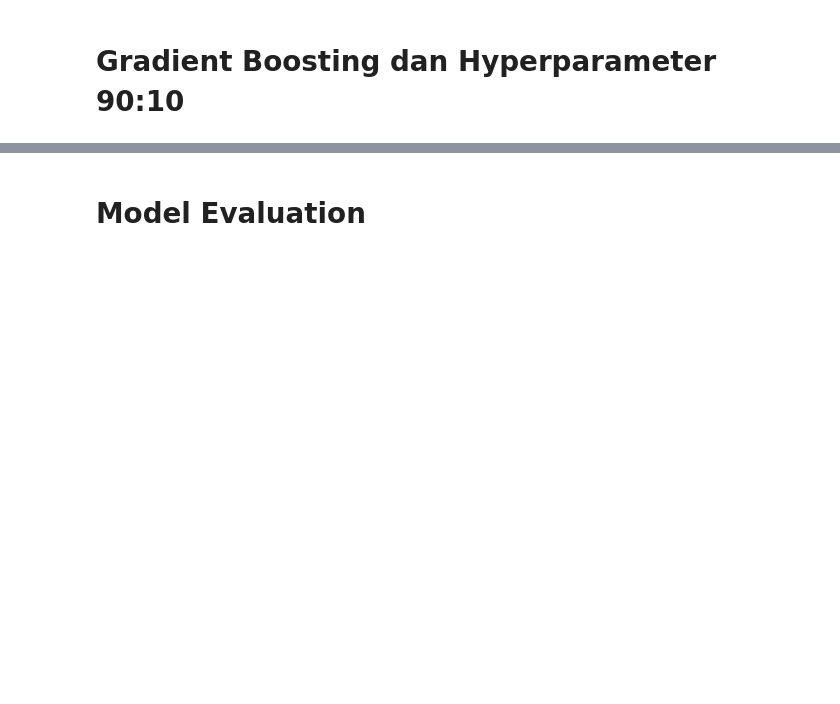
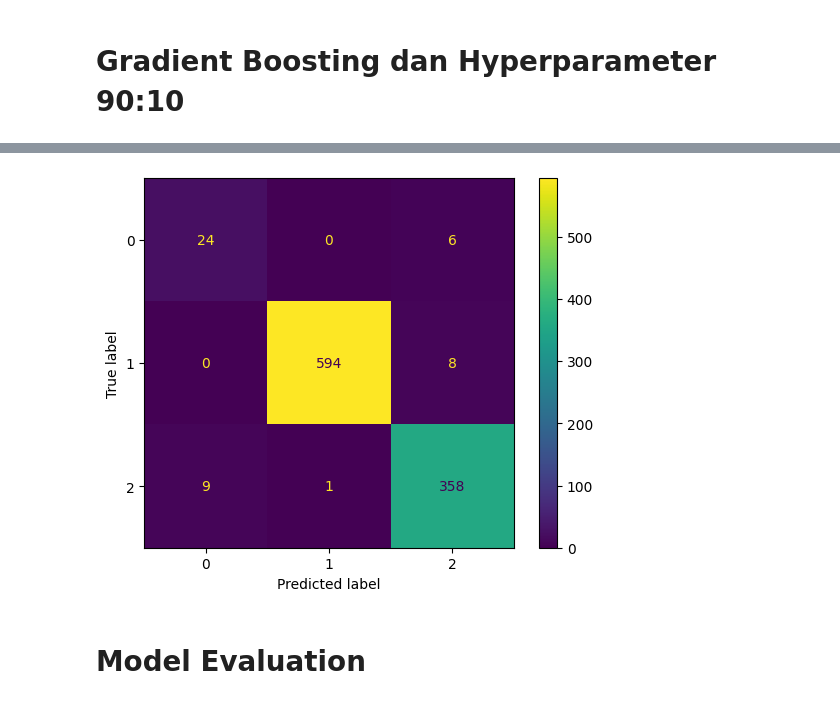
Before and after one commit to streturn/machine_learning, a Jupyter notebook: Logistic,_Random_Forest,_dan_Gradient_Boosting_.ipynb, the cells around one changed output, grey strips where cells are left out. Cells and saved outputs as stored; diff of their text form; code cells hidden in the pictures; blank space fills up the shorter version.

```diff
--- a/Logistic,_Random_Forest,_dan_Gradient_Boosting_.ipynb
+++ b/Logistic,_Random_Forest,_dan_Gradient_Boosting_.ipynb
@@ -1007,0 +1003,73 @@ weighted avg       0.89      0.86      0.86       967
+# %%
+from sklearn.model_selection import train_test_split, GridSearchCV
+from sklearn.metrics import accuracy_score, classification_report, confusion_matrix, ConfusionMatrixDisplay
+from sklearn.ensemble import GradientBoostingClassifier
+from imblearn.over_sampling import SMOTE
+import matplotlib.pyplot as plt
+
+# 1. Split data
+X_train, X_test, y_train, y_test = train_test_split(
+    X, y, test_size=0.1, random_state=42, shuffle=True
+)
+
+# 2. SMOTE hanya di data training
+smote = SMOTE(random_state=42)
+X_train_res, y_train_res = smote.fit_resample(X_train, y_train)
+
+# 3. Parameter Grid (khusus Gradient Boosting)
+param_grid = {
+    'n_estimators': [100, 200],
+    'learning_rate': [0.05, 0.1],
+    'max_depth': [3, 5],
+    'min_samples_split': [5, 10],
+    'min_samples_leaf': [2, 4],
+    'max_features': ['sqrt', 'log2']
+}
+
+# 4. Model dasar
+gb = GradientBoostingClassifier(random_state=42)
+
+# 5. Grid Search
+grid = GridSearchCV(
+    estimator=gb,
+    param_grid=param_grid,
+    cv=2,
+    scoring='f1_macro',
+    n_jobs=-1
+)
+
+# 6. Training pakai data hasil SMOTE
+grid.fit(X_train_res, y_train_res)
+
+# 7. Model terbaik
+best_model = grid.best_estimator_
+
+print("Best Parameters:", grid.best_params_)
+print("-"*40)
+
+# 8. Evaluasi
+y_pred = best_model.predict(X_test)
+
+print("Akurasi:", accuracy_score(y_test, y_pred))
+
+# Akurasi training (pakai data hasil SMOTE)
+y_train_pred = best_model.predict(X_train_res)
+train_acc = accuracy_score(y_train_res, y_train_pred)
+
+# Akurasi testing
+test_acc = accuracy_score(y_test, y_pred)
+
+print(f"Akurasi Training : {train_acc:.2%}")
+print(f"Akurasi Testing  : {test_acc:.2%}")
+print("-"*40)
+
+# GAP
+gap = train_acc - test_acc
+print(f"Selisih (GAP): {gap:.2%}")
+
+print("\nClassification Report:\n", classification_report(y_test, y_pred))
+
+# 9. Confusion Matrix
+ConfusionMatrixDisplay.from_predictions(y_test, y_pred)
+plt.show()
+# %% [output]
@@ -1008,2 +1094,3 @@ weighted avg       0.89      0.86      0.86       967
+[figure, added]
 # %% [markdown]
 # Model Evaluation
```
Also changed, not shown: parts of 15 cells of this notebook.
